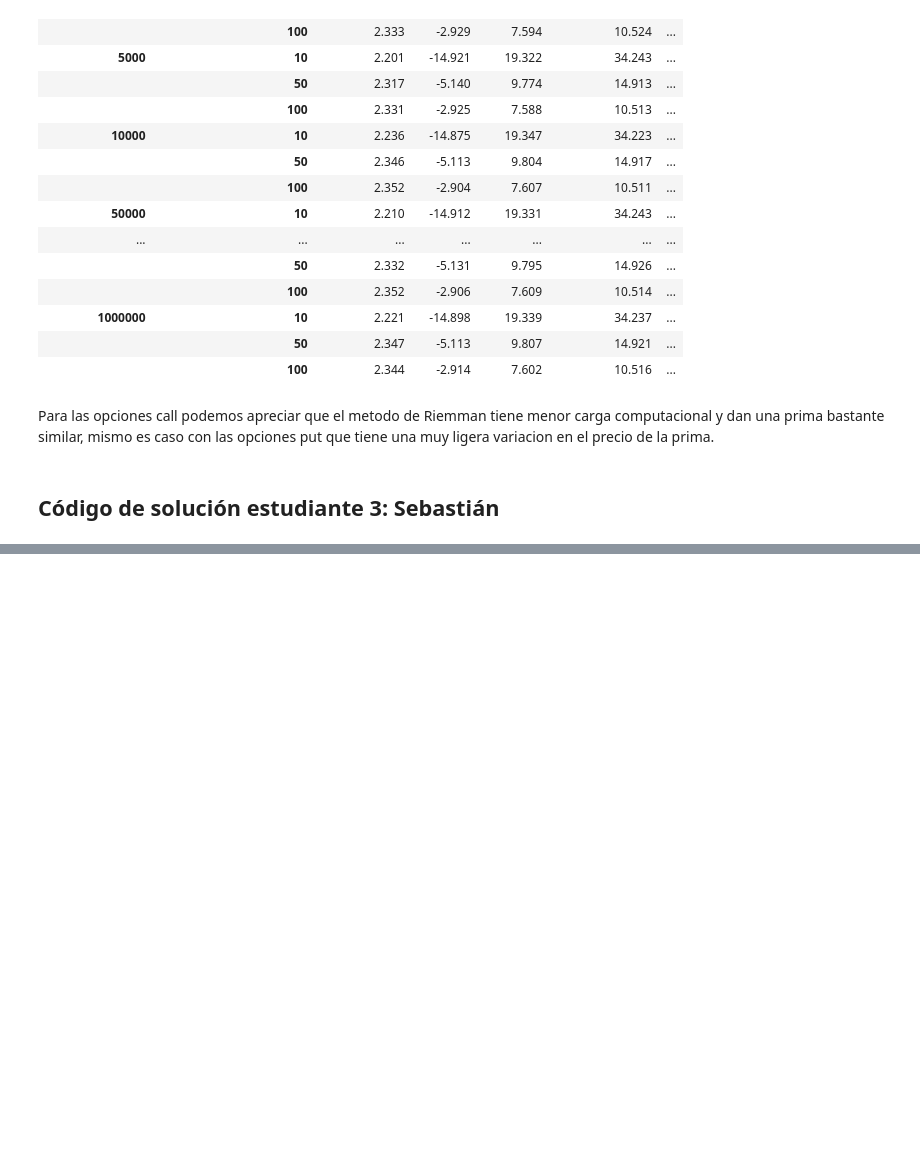
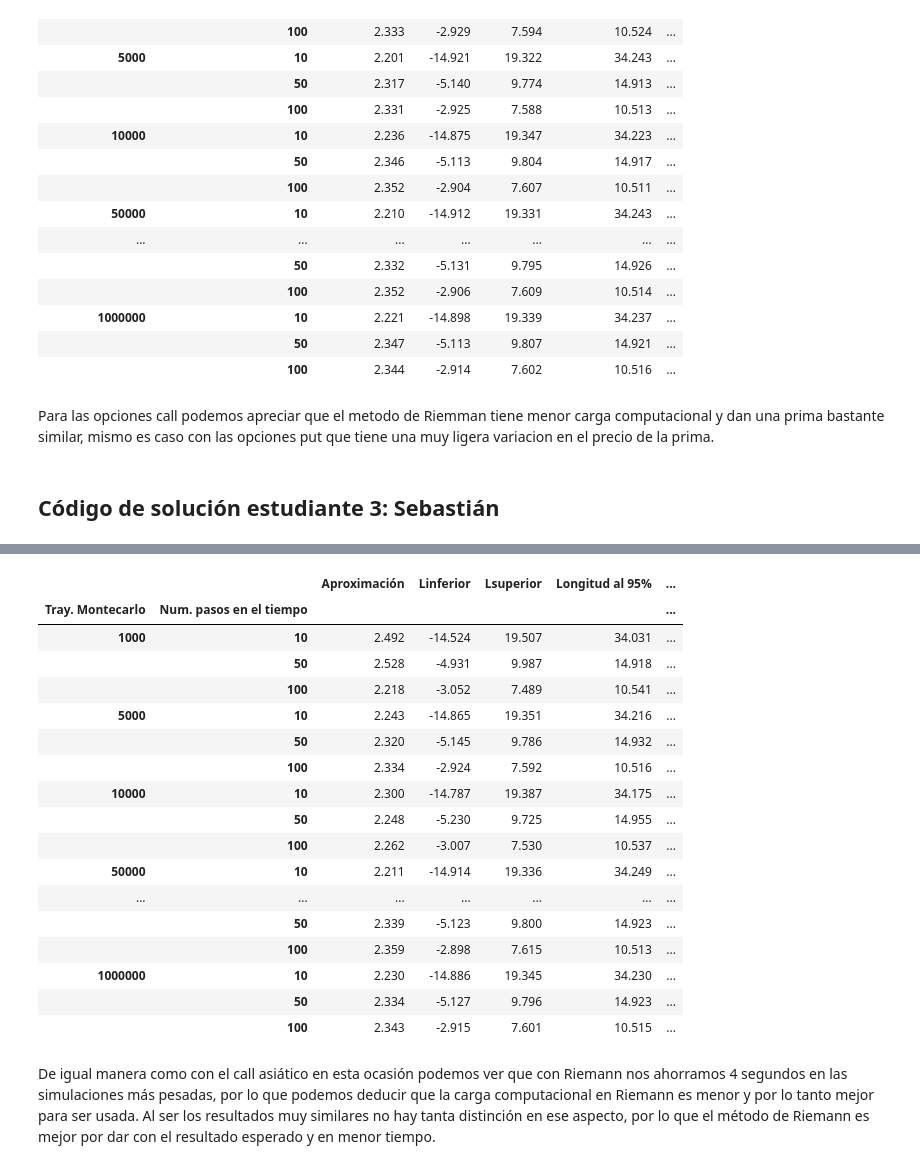
Before and after one commit to SebasGlez2000/Tarea9_TBell_JAContreras, a Jupyter notebook: Tarea9_TBell_JAContreras_SGonzalez.ipynb, the cells around one changed output, grey strips where cells are left out. Saved outputs shown, nothing was run; the diff lists cells and outputs as text; code cells hidden in the pictures; blank space fills up the shorter version.

```diff
--- a/Tarea9_TBell_JAContreras_SGonzalez.ipynb
+++ b/Tarea9_TBell_JAContreras_SGonzalez.ipynb
@@ -340,0 +623,27 @@ Para las opciones call podemos apreciar que el metodo de Riemman tiene menor car
+# %%
+data_put_trapeze = pd.DataFrame(get_matrix_values(sim_trapeze_put),
+                                 columns=['Aproximación', 'Linferior', 'Lsuperior', 'Longitud al 95%', 'Tiempo en segundos'],
+                                 index=pd.MultiIndex.from_arrays(index, names=('Tray. Montecarlo', 'Num. pasos en el tiempo')))
+pd.options.display.max_rows = None
+data_put_trapeze
+# %% [output]
+|  |  | Aproximación | Linferior | Lsuperior | Longitud al 95% | ... |
+| Tray. Montecarlo | Num. pasos en el tiempo |  |  |  |  | ... |
+| 1000 | 10 | 2.492 | -14.524 | 19.507 | 34.031 | ... |
+|  | 50 | 2.528 | -4.931 | 9.987 | 14.918 | ... |
+|  | 100 | 2.218 | -3.052 | 7.489 | 10.541 | ... |
+| 5000 | 10 | 2.243 | -14.865 | 19.351 | 34.216 | ... |
+|  | 50 | 2.320 | -5.145 | 9.786 | 14.932 | ... |
+|  | 100 | 2.334 | -2.924 | 7.592 | 10.516 | ... |
+| 10000 | 10 | 2.300 | -14.787 | 19.387 | 34.175 | ... |
+|  | 50 | 2.248 | -5.230 | 9.725 | 14.955 | ... |
+|  | 100 | 2.262 | -3.007 | 7.530 | 10.537 | ... |
+| 50000 | 10 | 2.211 | -14.914 | 19.336 | 34.249 | ... |
+| ... | ... | ... | ... | ... | ... | ... |
+|  | 50 | 2.339 | -5.123 | 9.800 | 14.923 | ... |
+|  | 100 | 2.359 | -2.898 | 7.615 | 10.513 | ... |
+| 1000000 | 10 | 2.230 | -14.886 | 19.345 | 34.230 | ... |
+|  | 50 | 2.334 | -5.127 | 9.796 | 14.923 | ... |
+|  | 100 | 2.343 | -2.915 | 7.601 | 10.515 | ... |
+# %% [markdown]
+De igual manera como con el call asiático en esta ocasión podemos ver que con Riemann nos ahorramos 4 segundos en las simulaciones más pesadas, por lo que podemos deducir que la carga computacional en Riemann es menor y por lo tanto mejor para ser usada. Al ser los resultados muy similares no hay tanta distinción en ese aspecto, por lo que el método de Riemann es mejor por dar con el resultado esperado y en menor tiempo.
```
Also changed, not shown: parts of 20 cells of this notebook.
